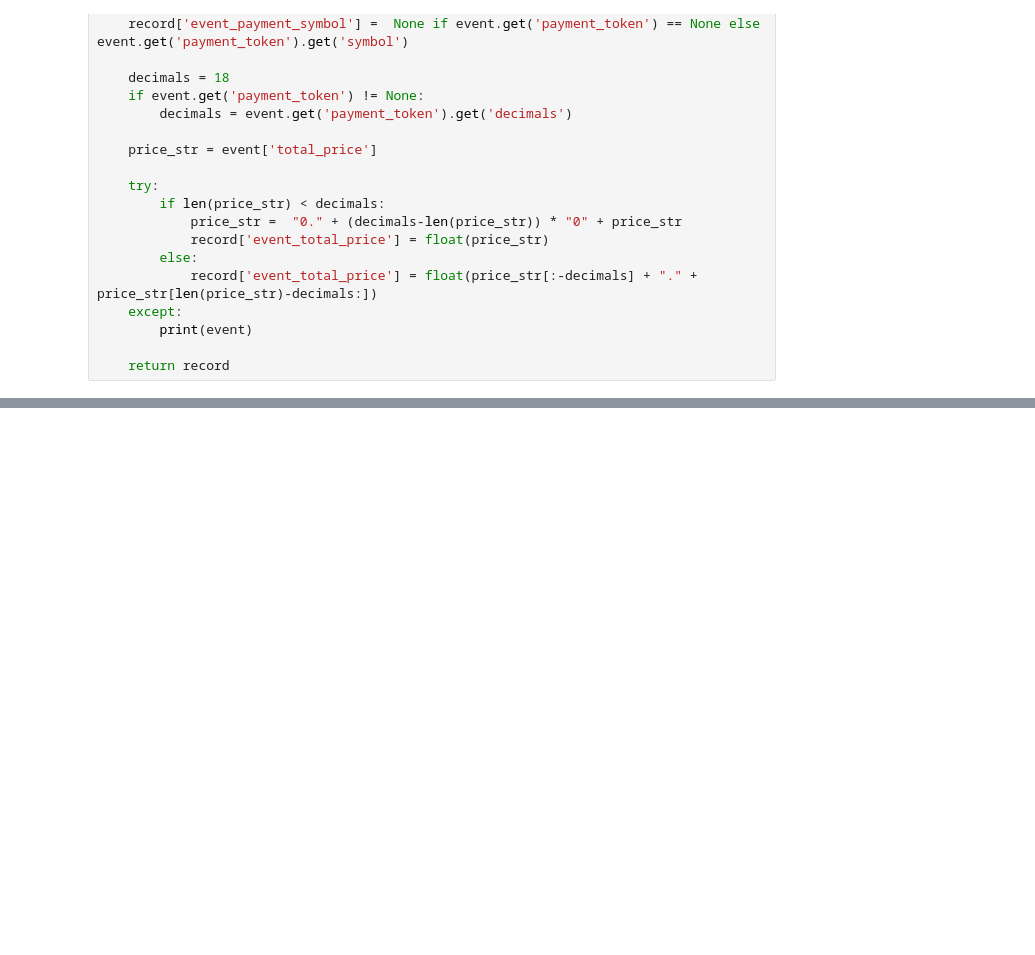
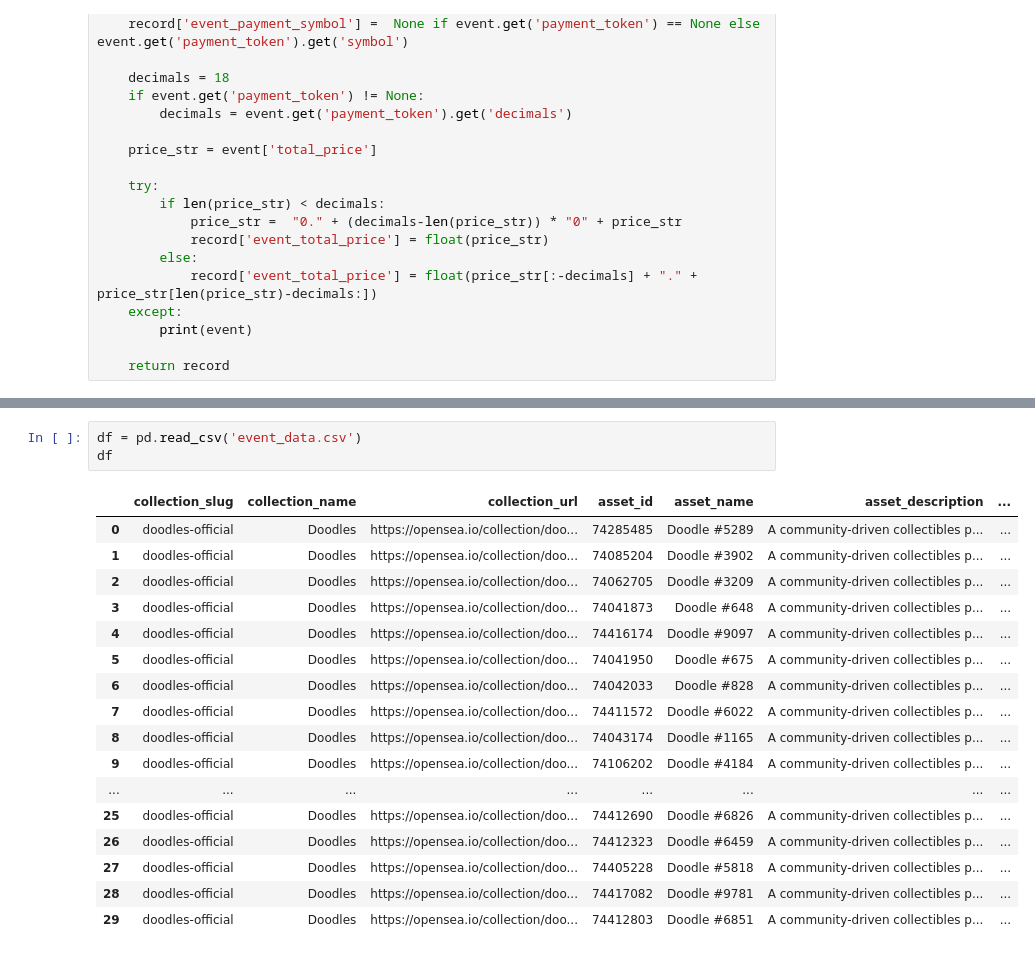
Before and after one commit to sameerlakhe/NFTPriceTrackerAndForecaster, a Jupyter notebook: nft_tracker.ipynb, the cells around one changed output, grey strips where cells are left out. Drawn from its saved outputs; the diff is of its cells as text; blank space fills up the shorter version.

Commit message:
write data to csv

```diff
--- a/nft_tracker.ipynb
+++ b/nft_tracker.ipynb
@@ -174,0 +151,21 @@ Fetching events between 2020-05-17 00:00:00 and 2020-05-17 00:00:00
+# %%
+df = pd.read_csv('event_data.csv')
+df
+# %% [output]
+|  | collection_slug | collection_name | collection_url | asset_id | asset_name | asset_description | ... |
+| 0 | doodles-official | Doodles | https://opensea.io/collection/doo... | 74285485 | Doodle #5289 | A community-driven collectibles p... | ... |
+| 1 | doodles-official | Doodles | https://opensea.io/collection/doo... | 74085204 | Doodle #3902 | A community-driven collectibles p... | ... |
+| 2 | doodles-official | Doodles | https://opensea.io/collection/doo... | 74062705 | Doodle #3209 | A community-driven collectibles p... | ... |
+| 3 | doodles-official | Doodles | https://opensea.io/collection/doo... | 74041873 | Doodle #648 | A community-driven collectibles p... | ... |
+| 4 | doodles-official | Doodles | https://opensea.io/collection/doo... | 74416174 | Doodle #9097 | A community-driven collectibles p... | ... |
+| 5 | doodles-official | Doodles | https://opensea.io/collection/doo... | 74041950 | Doodle #675 | A community-driven collectibles p... | ... |
+| 6 | doodles-official | Doodles | https://opensea.io/collection/doo... | 74042033 | Doodle #828 | A community-driven collectibles p... | ... |
+| 7 | doodles-official | Doodles | https://opensea.io/collection/doo... | 74411572 | Doodle #6022 | A community-driven collectibles p... | ... |
+| 8 | doodles-official | Doodles | https://opensea.io/collection/doo... | 74043174 | Doodle #1165 | A community-driven collectibles p... | ... |
+| 9 | doodles-official | Doodles | https://opensea.io/collection/doo... | 74106202 | Doodle #4184 | A community-driven collectibles p... | ... |
+| ... | ... | ... | ... | ... | ... | ... | ... |
+| 25 | doodles-official | Doodles | https://opensea.io/collection/doo... | 74412690 | Doodle #6826 | A community-driven collectibles p... | ... |
+| 26 | doodles-official | Doodles | https://opensea.io/collection/doo... | 74412323 | Doodle #6459 | A community-driven collectibles p... | ... |
+| 27 | doodles-official | Doodles | https://opensea.io/collection/doo... | 74405228 | Doodle #5818 | A community-driven collectibles p... | ... |
+| 28 | doodles-official | Doodles | https://opensea.io/collection/doo... | 74417082 | Doodle #9781 | A community-driven collectibles p... | ... |
+| 29 | doodles-official | Doodles | https://opensea.io/collection/doo... | 74412803 | Doodle #6851 | A community-driven collectibles p... | ... |
```
Also changed, not shown: parts of 8 cells of this notebook, 1 other file.
